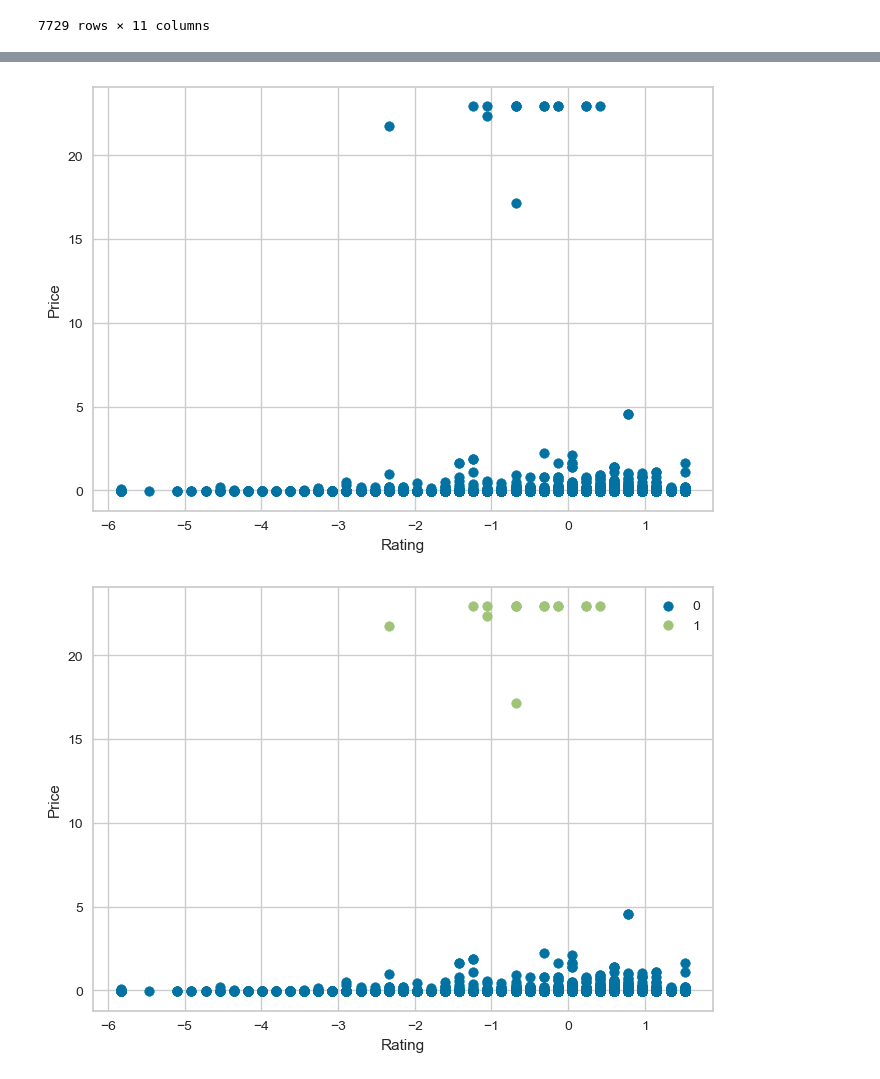
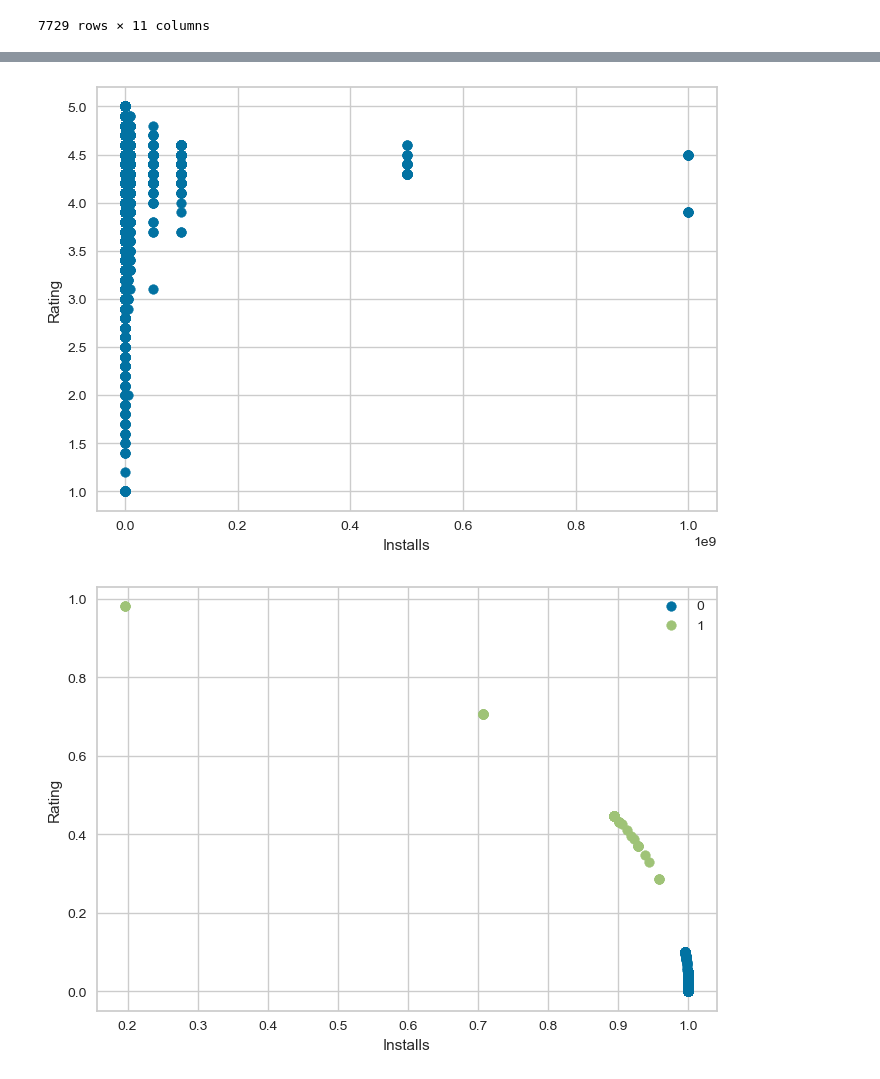
Before and after one commit to Cheimooh/DataMiningProject, a Jupyter notebook: clustering.ipynb, the cells around one changed output, grey strips where cells are left out. Cells and saved outputs as stored; diff of their text form; code cells hidden in the pictures.

```diff
--- a/clustering.ipynb
+++ b/clustering.ipynb
@@ -27,14 +27,3 @@ df
 | 7727 | Fr. Mike Schmitz Audio Teachings | 18 | 5.0 | 4.0 | 3600000 | 100 | 0.0 | 0 | 8 | ... |
 | 7728 | iHoroscope - 2018 Daily Horoscope... | 16 | 4.5 | 398307.0 | 19000000 | 10000000 | 0.0 | 0 | 16 | ... |
 7729 rows × 11 columns
-# %%
-# Normalisation
-import scipy.stats as stats
-
-df_normalized = stats.zscore(df[["Rating", "Reviews", "Size", "Installs", "Price"]])
-
-df[["Rating", "Reviews", "Size", "Installs", "Price"]] = df_normalized[["Rating", "Reviews", "Size", "Installs", "Price"]]
-
-feature1 = "Rating"
-feature2 = "Price"
-df
@@ -54,0 +30,11 @@ df
+# %%
+# Normalisation
+from sklearn import preprocessing
+
+feature1 = "Installs"
+feature2 = "Rating"
+
+normalized_columns = [feature1, feature2]
+df_normalized = pd.DataFrame(preprocessing.normalize(df[normalized_columns]), columns=normalized_columns)
+
+df_normalized
@@ -69,10 +69,10 @@ silhouette_scores = []
 for n_clusters in cluster_range:
     # Fit KMeans clustering model
     kmeans = KMeans(n_clusters=n_clusters, random_state=42)
-    cluster_labels = kmeans.fit_predict(df[[feature1, feature2]])
+    cluster_labels = kmeans.fit_predict(df_normalized[[feature1, feature2]])
 
     # Calculate silhouette score
-    silhouette_avg = silhouette_score(df[[feature1, feature2]], cluster_labels)
+    silhouette_avg = silhouette_score(df_normalized[[feature1, feature2]], cluster_labels)
     silhouette_scores.append(silhouette_avg)
 
 # Find the optimal number of clusters
@@ -91,26 +91,25 @@ print(f"The optimal number of clusters is: {optimal_clusters}")
 The optimal number of clusters is: 2
 # %%
-# On regarde le coude pour choisir k
 k = optimal_clusters
 
 # Apply K-Means clustering
 kmeans = KMeans(n_clusters=k)
-clusters = kmeans.fit_predict(df[[feature1, feature2]])
+clusters = kmeans.fit_predict(df_normalized[[feature1, feature2]])
 
-#plotting the results
+#plotting original data
 plt.scatter(df[feature1] , df[feature2])
 plt.xlabel(feature1)
 plt.ylabel(feature2)
 plt.show()
 
 #plotting the results:
 for i in range (0, k):
-    cluster_i = df[clusters == i]
+    cluster_i = df_normalized[clusters == i]
     plt.scatter(cluster_i[feature1], cluster_i[feature2], label = i)
 plt.legend()
 plt.xlabel(feature1)
 plt.ylabel(feature2)
 plt.show()
 # %% [output]
-[figure, old version]
+[figure, new version]
-[figure, old version]
+[figure, new version]
```
Also changed, not shown: parts of 3 cells of this notebook.
